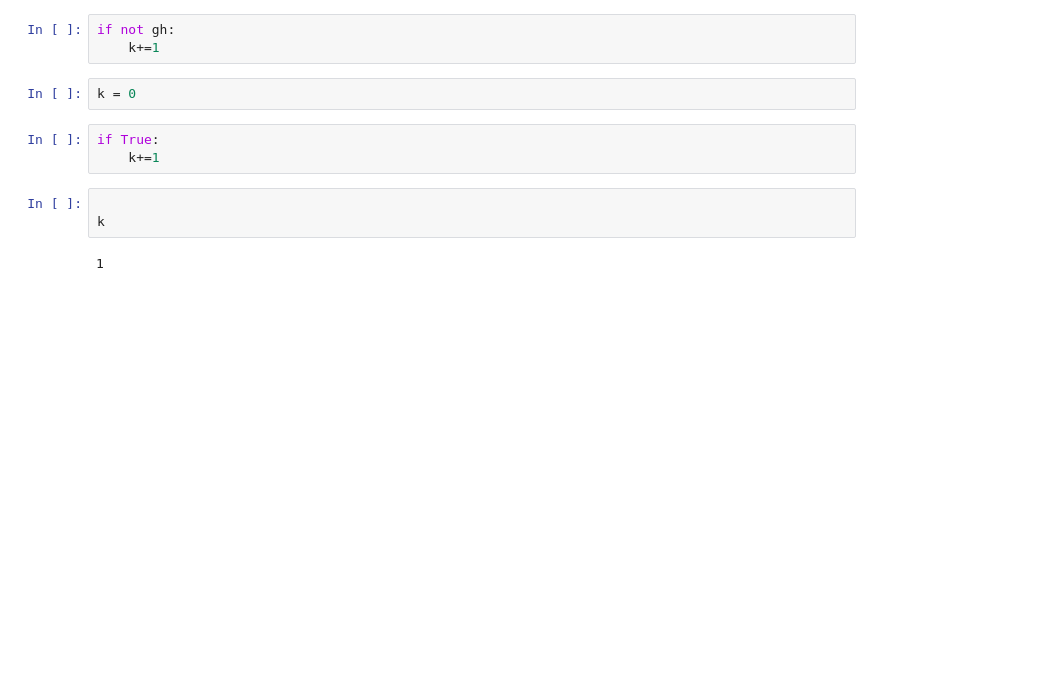
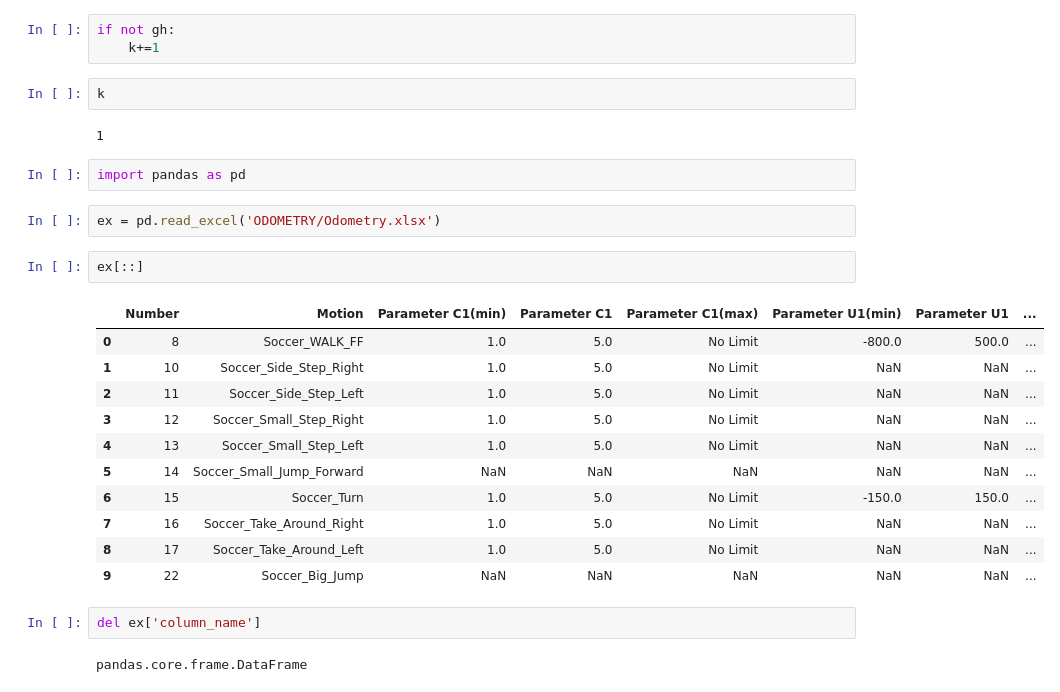
Before and after one commit to StarkitRobots/kondo_mv, a Jupyter notebook: localization/experiments/filter_for_micropython.ipynb, the cells around one changed output. Cells and saved outputs as stored; diff of their text form; blank space fills up the shorter version.

Commit message:
creating json data

```diff
--- a/localization/experiments/filter_for_micropython.ipynb
+++ b/localization/experiments/filter_for_micropython.ipynb
@@ -638,12 +659,28 @@ gh = []
 if not gh:
     k+=1
 # %%
-k = 0
+k
+# %% [output]
+1
-# %%
-if True:
-    k+=1
-# %%
-
-k
-# %% [output]
-1
+# %%
+import pandas as pd
+# %%
+ex = pd.read_excel('ODOMETRY/Odometry.xlsx')
+# %%
+ex[::]
+# %% [output]
+|  | Number | Motion | Parameter С1(min) | Parameter С1 | Parameter С1(max) | Parameter U1(min) | Parameter U1 | ... |
+| 0 | 8 | Soccer_WALK_FF | 1.0 | 5.0 | No Limit | -800.0 | 500.0 | ... |
+| 1 | 10 | Soccer_Side_Step_Right | 1.0 | 5.0 | No Limit | NaN | NaN | ... |
+| 2 | 11 | Soccer_Side_Step_Left | 1.0 | 5.0 | No Limit | NaN | NaN | ... |
+| 3 | 12 | Soccer_Small_Step_Right | 1.0 | 5.0 | No Limit | NaN | NaN | ... |
+| 4 | 13 | Soccer_Small_Step_Left | 1.0 | 5.0 | No Limit | NaN | NaN | ... |
+| 5 | 14 | Soccer_Small_Jump_Forward | NaN | NaN | NaN | NaN | NaN | ... |
+| 6 | 15 | Soccer_Turn | 1.0 | 5.0 | No Limit | -150.0 | 150.0 | ... |
+| 7 | 16 | Soccer_Take_Around_Right | 1.0 | 5.0 | No Limit | NaN | NaN | ... |
+| 8 | 17 | Soccer_Take_Around_Left | 1.0 | 5.0 | No Limit | NaN | NaN | ... |
+| 9 | 22 | Soccer_Big_Jump | NaN | NaN | NaN | NaN | NaN | ... |
+# %%
+del ex['column_name']
+# %% [output]
+pandas.core.frame.DataFrame
```
Also changed, not shown: parts of 27 cells of this notebook, 8 other files.
